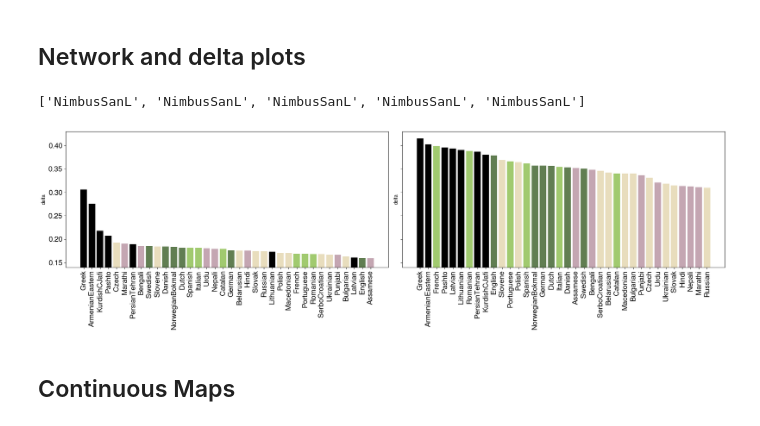
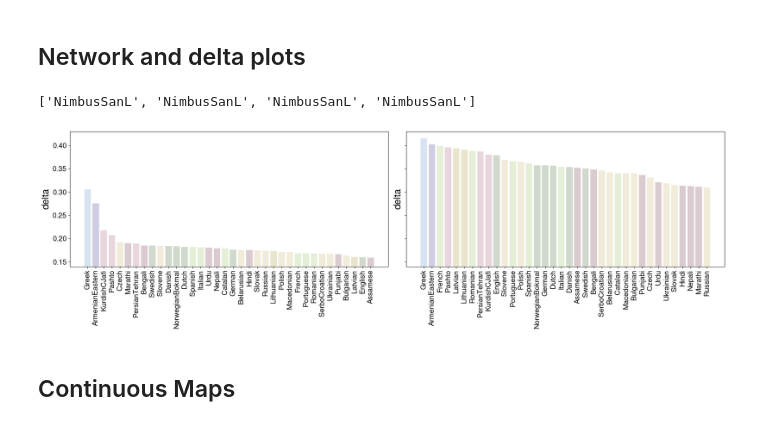
Before and after one commit to harrisonzhu508/orthogonal-additive-gaussian-processes, a Jupyter notebook: speech_phylo/final_plots.ipynb, the cells around one changed output. Cells and saved outputs as stored; diff of their text form; code cells hidden in the pictures.

```diff
--- a/speech_phylo/final_plots.ipynb
+++ b/speech_phylo/final_plots.ipynb
@@ -1489,10 +1489,14 @@ import seaborn as sns
 
 # 1. Define the specific colors extracted from the screenshot
 TARGET_COLORS = {
-    "latinofaliscan":   "#a1ca6fff",  # Light Green
-    "indoaryan":    "#8b4e6680",  # Maroon/Purple
-    "germanic": "#617e52ff",  # Dark Green
-    "slavic":   "#d3bd7c80"   # Beige/Gold
+    "latinofaliscan":   "#e5efd7ff",  # Light Green
+    "indoaryan":    "#dacbd1ff",  # Maroon/Purple
+    "germanic": "#d1d8ccff",  # Dark Green
+    "slavic":   "#f1ecdaff",   # Beige/Gold
+    "baltic":   "#e9e4ccff",   # Beige/Gold
+    "armenian":   "#cfcde1ff",   # Beige/Gold
+    "iranian":   "#e8d6dcff",   # Beige/Gold
+    "greek":   "#d8e3f1ff",   # Beige/Gold
 }
 
 from matplotlib import font_manager as fm, rcParams
@@ -1523,7 +1527,7 @@ def plot_ranked_metric(df, metric, family_map, ax=None, family_colors=None):
     bars = ax.bar(tmp.index, tmp[metric], color=bar_colors)
     ax.set_xticks(tmp.index)
     ax.set_xticklabels(tmp["name"], rotation=90)
-    ax.set_ylabel(metric)
+    ax.set_ylabel(metric, fontsize=20)
     ax.set_ylim(0.14, 0.43)
 
     # change fontsize
@@ -1570,7 +1574,7 @@ family_lookup = {
     'Czech': 'slavic',
     'Danish': 'germanic',
     'German': 'germanic',
-    'Greek': 'Greek',
+    'Greek': 'greek',
     'English': 'germanic',
     'Galician': 'latinofaliscan',
     'Gujarati': 'indoaryan',
@@ -1580,7 +1584,7 @@ family_lookup = {
     'Hindi': 'indoaryan',
     'Serbian': 'slavic',
     'Croatian': 'slavic',
-    'Armenian': 'armenian',
+    'ArmenianEastern': 'armenian',
     'Italian': 'latinofaliscan',
     'Lithuanian': 'baltic',
     'Latvian': 'baltic',
@@ -1595,36 +1599,36 @@ family_lookup = {
     'Pashto': 'iranian',
     'PersianTehran': 'iranian',
     'Portuguese': 'latinofaliscan',
     'Romanian': 'latinofaliscan',
     'Russian': 'slavic',
     # 'Sindhi': 'slavic',
     'Slovak': 'slavic',
     'Slovenian': 'slavic',
     'Slovene': 'slavic',
     'Swedish': 'germanic',
     'Ukrainian': 'slavic',
     'Urdu': 'indoaryan',
-    'KurdishCJafiri': 'iranian',
+    'KurdishCJafi': 'iranian',
     'SerboCroatian': 'slavic',
 }
 # Build the map: The 4 specific colors + Black for everything else
 shared_family_colors = build_custom_color_map([df_cognates, df_speech], family_lookup)
 
 fig, axes = plt.subplots(1, 2, figsize=(20, 6), sharey=True)
 
 # make sure df_cognates and df_speech have the same languages
 common_languages = set(df_cognates["name"]).intersection(set(df_speech["name"]))
 df_cognates = df_cognates[df_cognates["name"].isin(common_languages)].reset_index(drop=True)
 df_speech = df_speech[df_speech["name"].isin(common_languages)].reset_index(drop=True)
 
 plot_ranked_metric(df_cognates, "delta", family_lookup, ax=axes[0], family_colors=shared_family_colors)
 plot_ranked_metric(df_speech,   "delta", family_lookup, ax=axes[1], family_colors=shared_family_colors)
 
 plt.tight_layout()
 plt.savefig("final_figuresv2/delta_ranked_by_family.svg")
 # %% [output]
-['NimbusSanL', 'NimbusSanL', 'NimbusSanL', 'NimbusSanL', 'NimbusSanL']
+['NimbusSanL', 'NimbusSanL', 'NimbusSanL', 'NimbusSanL']
-[figure, old version]
+[figure, new version]
 # %% [markdown]
 ## Continuous Maps
 # %%
```
Also changed, not shown: parts of 1 cell of this notebook, 1 other file.
